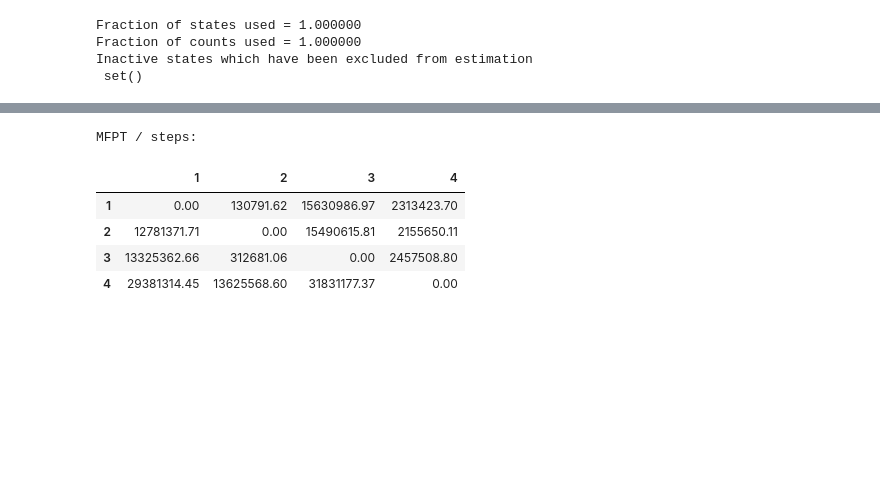
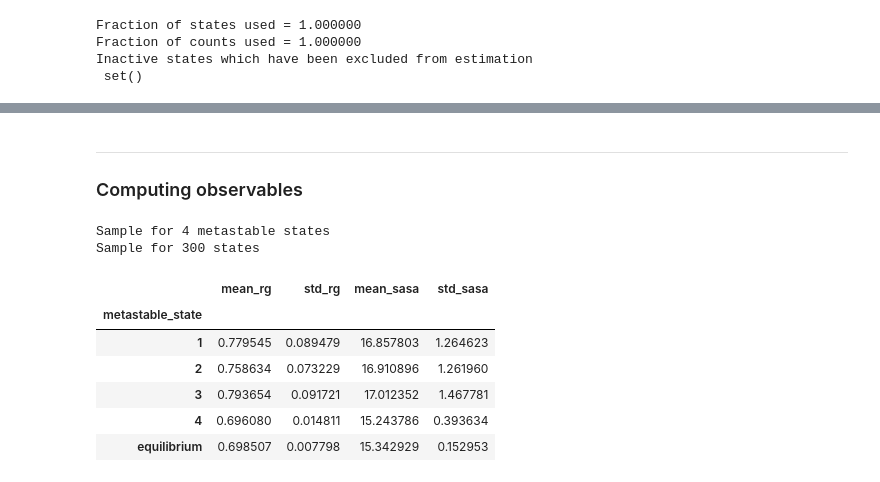
Before and after one commit to meyresearch/CCMV_aptamer_msm, a Jupyter notebook: peptide_msm.ipynb, the cells around one changed output, grey strips where cells are left out. Drawn from its saved outputs; the diff is of its cells as text; code cells hidden in the pictures; blank space fills up the shorter version.

Commit message:
Update observables estimations

```diff
--- a/peptide_msm.ipynb
+++ b/peptide_msm.ipynb
@@ -526,16 +493,62 @@ NGLWidget(max_frame=49)
 mfpt = np.zeros((nstates, nstates))
 for i in range(nstates):
     for j in range(nstates):
-        mfpt[i, j] = msm.mfpt(
-            msm.metastable_sets[i],
-            msm.metastable_sets[j])
+        mfpt[i, j] = bayesian_msm.mfpt(
+            bayesian_msm.metastable_sets[i],
+            bayesian_msm.metastable_sets[j])
 
 print('MFPT / steps:')
 pd.DataFrame(np.round(mfpt, decimals=1), index=range(1, nstates + 1), columns=range(1, nstates + 1))
-# %% [output]
-MFPT / steps:
-|  | 1 | 2 | 3 | 4 |
-| 1 | 0.00 | 130791.62 | 15630986.97 | 2313423.70 |
-| 2 | 12781371.71 | 0.00 | 15490615.81 | 2155650.11 |
-| 3 | 13325362.66 | 312681.06 | 0.00 | 2457508.80 |
-| 4 | 29381314.45 | 13625568.60 | 31831177.37 | 0.00 |
+# %% [markdown]
+***
+### Computing observables
+# %%
+from mdtraj import shrake_rupley, compute_rg
+
+# Generate 100 sample for each metastable membership distribution
+sample_by_metastable_distributions = bayesian_msm.sample_by_distributions(bayesian_msm.metastable_distributions, 100)
+print('Sample for {} metastable states'.format(len(sample_by_metastable_distributions)))
+
+# Generate 10 samples for each microstate
+sample_by_microstate = [smpl for smpl in bayesian_msm.sample_by_state(10)]
+print('Sample for {} states'.format(len(sample_by_microstate)))
+
+# Save generated molecular structures in trajectories
+metastable_samples = [pyemma.coordinates.save_traj(reader, smpl, outfile=None, top=gro) for smpl in sample_by_metastable_distributions]
+microstate_samples = [pyemma.coordinates.save_traj(reader, smpl, outfile=None, top=gro) for smpl in sample_by_microstate]
+
+# Compute both observables
+metastable_rg_all = [compute_rg(sample) for sample in metastable_samples]
+metastable_sasa_all = [np.sum(shrake_rupley(sample, mode='residue'), axis = 1) for sample in metastable_samples]
+markov_average_rg = [compute_rg(sample).mean() for sample in microstate_samples]
+markov_average_sasa = [shrake_rupley(sample, mode='residue').sum(axis = 1).mean() for sample in microstate_samples]
+
+# Weigh both observables over msm
+equilibrium_rg = bayesian_msm.expectation(markov_average_rg)
+equilibrium_sasa = bayesian_msm.expectation(markov_average_sasa)
+equilibrium_std_rg = bayesian_msm.sample_std('expectation', markov_average_rg)
+equilibrium_std_sasa = bayesian_msm.sample_std('expectation', markov_average_sasa)
+
+# Compute mean and std gyration and sasa for each set of representative structures
+metastable_average_rg, metastable_std_rg = np.array(metastable_rg_all).mean(axis=1), np.array(metastable_rg_all).std(axis=1)
+metastable_average_sasa, metastable_std_sasa = np.array(metastable_sasa_all).mean(axis=1), np.array(metastable_sasa_all).std(axis=1)
+
+dataframe_dict = {'metastable_state': [1,2,3,4,'equilibrium'],
+                  'mean_rg' : np.append(metastable_average_rg,equilibrium_rg),
+                  'std_rg' : np.append(metastable_std_rg, equilibrium_std_rg),
+                  'mean_sasa' : np.append(metastable_average_sasa, equilibrium_sasa),
+                  'std_sasa': np.append(metastable_std_sasa, equilibrium_std_sasa)}
+
+results = pd.DataFrame(dataframe_dict).set_index('metastable_state')
+results.to_csv('./figures/observables.csv', index = False)
+results
+# %% [output]
+Sample for 4 metastable states
+Sample for 300 states
+|  | mean_rg | std_rg | mean_sasa | std_sasa |
+| metastable_state |  |  |  |  |
+| 1 | 0.779545 | 0.089479 | 16.857803 | 1.264623 |
+| 2 | 0.758634 | 0.073229 | 16.910896 | 1.261960 |
+| 3 | 0.793654 | 0.091721 | 17.012352 | 1.467781 |
+| 4 | 0.696080 | 0.014811 | 15.243786 | 0.393634 |
+| equilibrium | 0.698507 | 0.007798 | 15.342929 | 0.152953 |
```
Also changed, not shown: parts of 13 cells of this notebook.
